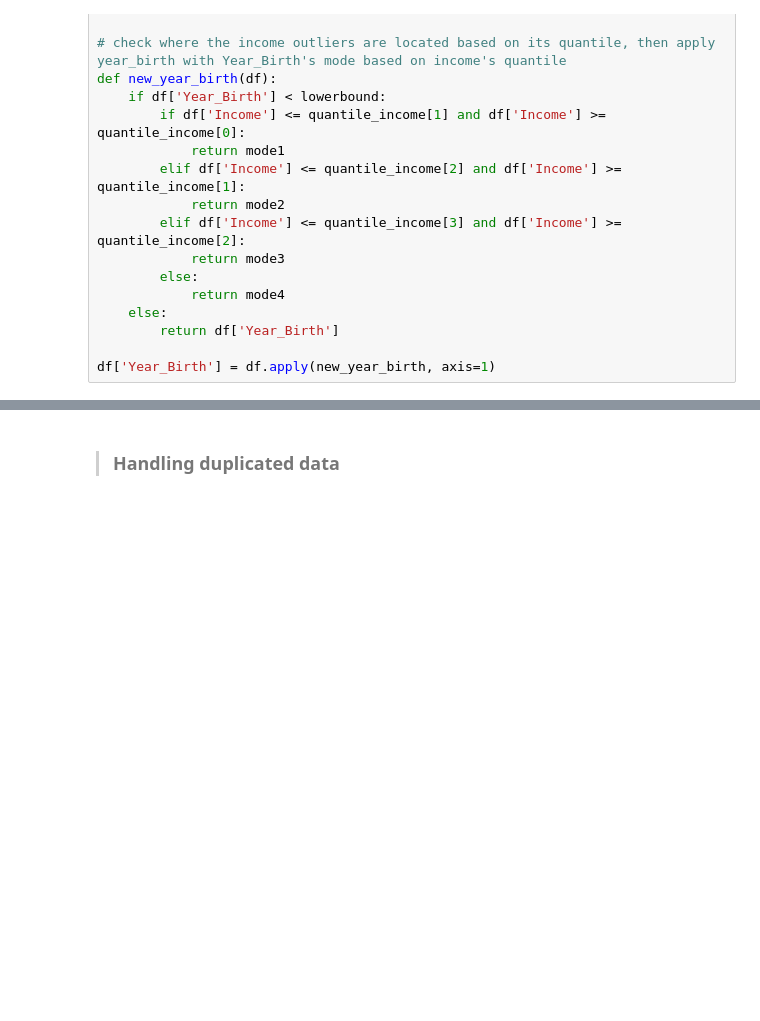
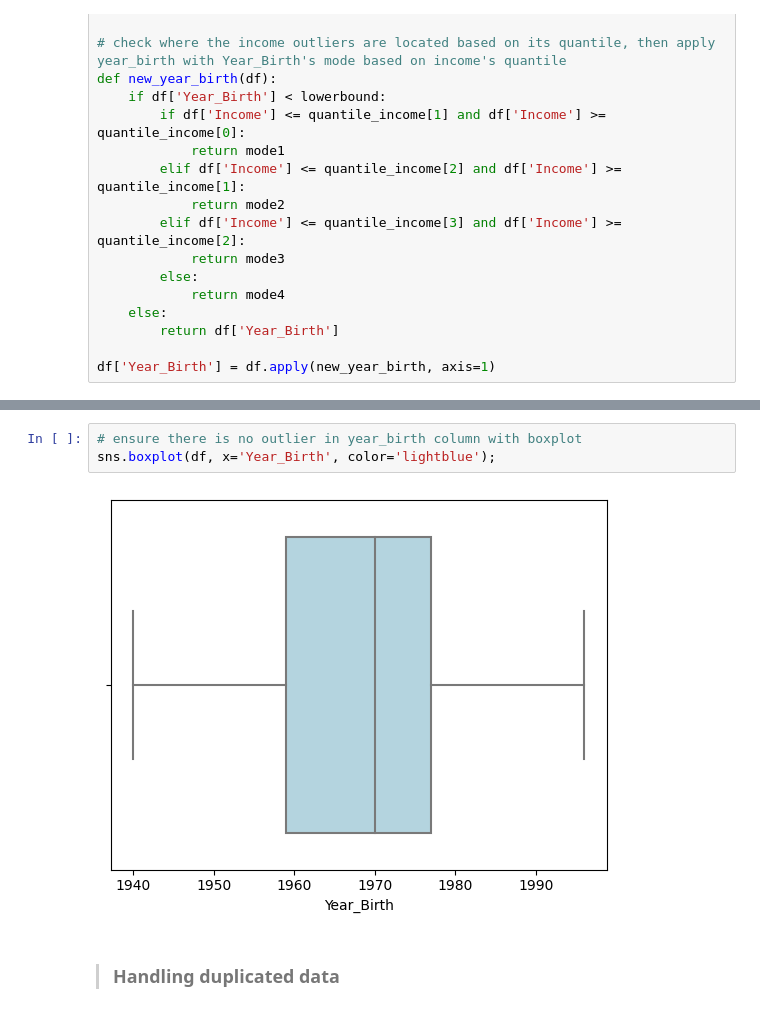
Before and after one commit to fnkhairudin/CapstoneProjectModul2, a Jupyter notebook: notebooks/dataCleaning.ipynb, the cells around one changed output, grey strips where cells are left out. Saved outputs shown, nothing was run; the diff lists cells and outputs as text; blank space fills up the shorter version.

Commit message:
handling outliers year_birth

```diff
--- a/notebooks/dataCleaning.ipynb
+++ b/notebooks/dataCleaning.ipynb
@@ -537,6 +537,11 @@ df.query("ID == 7829 or ID == 11004 or ID == 1150")
 | 181 | 7829 | 1970 | 2n Cycle | Divorced | 36640.0 | 1 | 0 | 2013-09-26 | 99 | ... |
 | 228 | 11004 | 1976 | 2n Cycle | Single | 60182.0 | 0 | 1 | 2014-05-17 | 23 | ... |
 | 326 | 1150 | 1978 | PhD | Together | 83532.0 | 0 | 0 | 2013-09-26 | 36 | ... |
+# %%
+# ensure there is no outlier in year_birth column with boxplot
+sns.boxplot(df, x='Year_Birth', color='lightblue');
+# %% [output]
+[figure, added]
 # %% [markdown]
 > ### Handling duplicated data
 # %%
```
